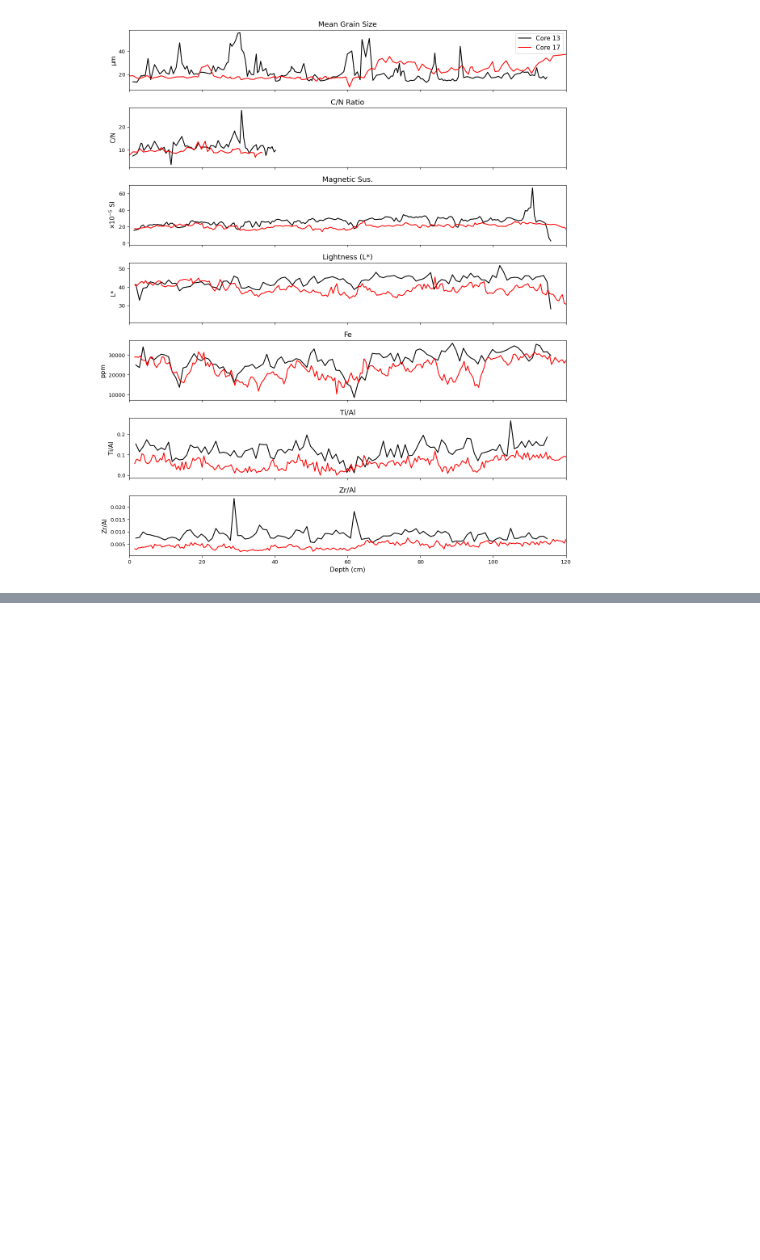
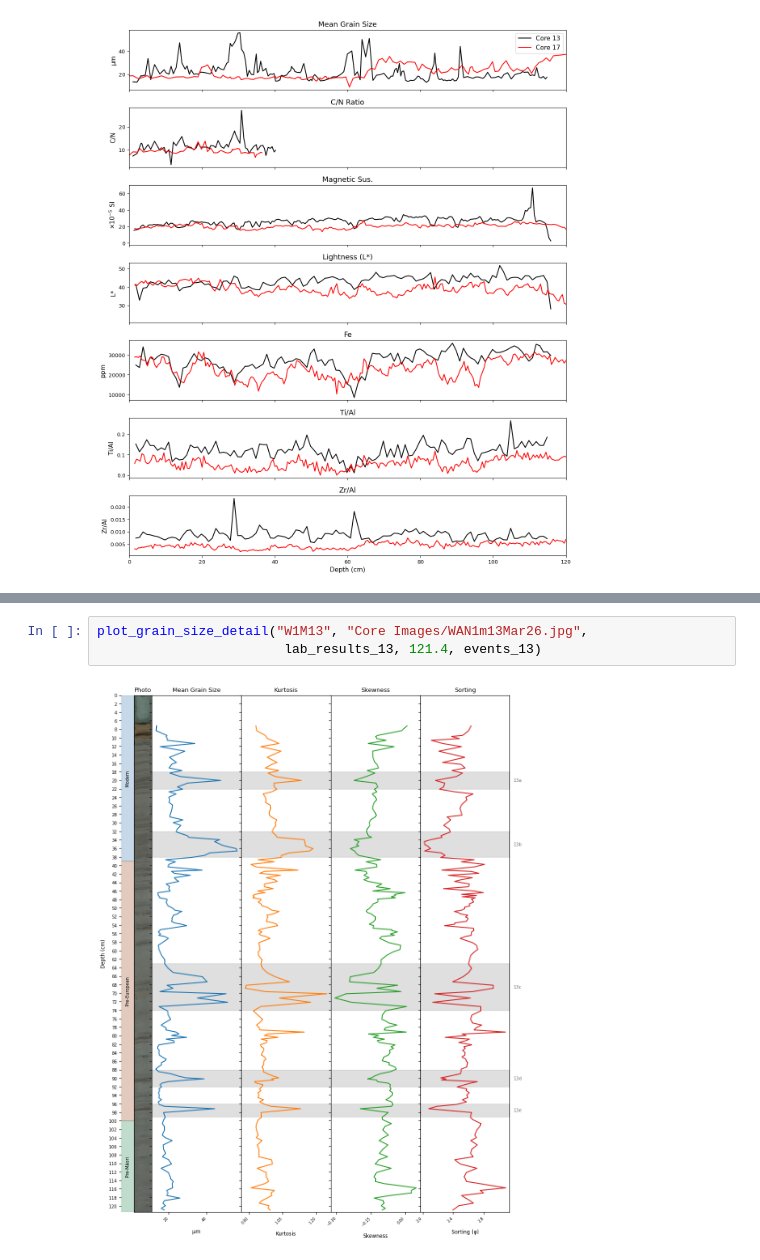
Before and after one commit to nichmol11/Core-Analysis, a Jupyter notebook: ploting.ipynb, the cells around one changed output, grey strips where cells are left out. Cells and saved outputs as stored; diff of their text form; blank space fills up the shorter version.

```diff
--- a/ploting.ipynb
+++ b/ploting.ipynb
@@ -598,0 +779,5 @@ plot_core_comparison(
+# %%
+plot_grain_size_detail("W1M13", "Core Images/WAN1m13Mar26.jpg",
+                        lab_results_13, 121.4, events_13)
+# %% [output]
+[figure, added]
```
Also changed, not shown: parts of 3 cells of this notebook, 2 other files.
